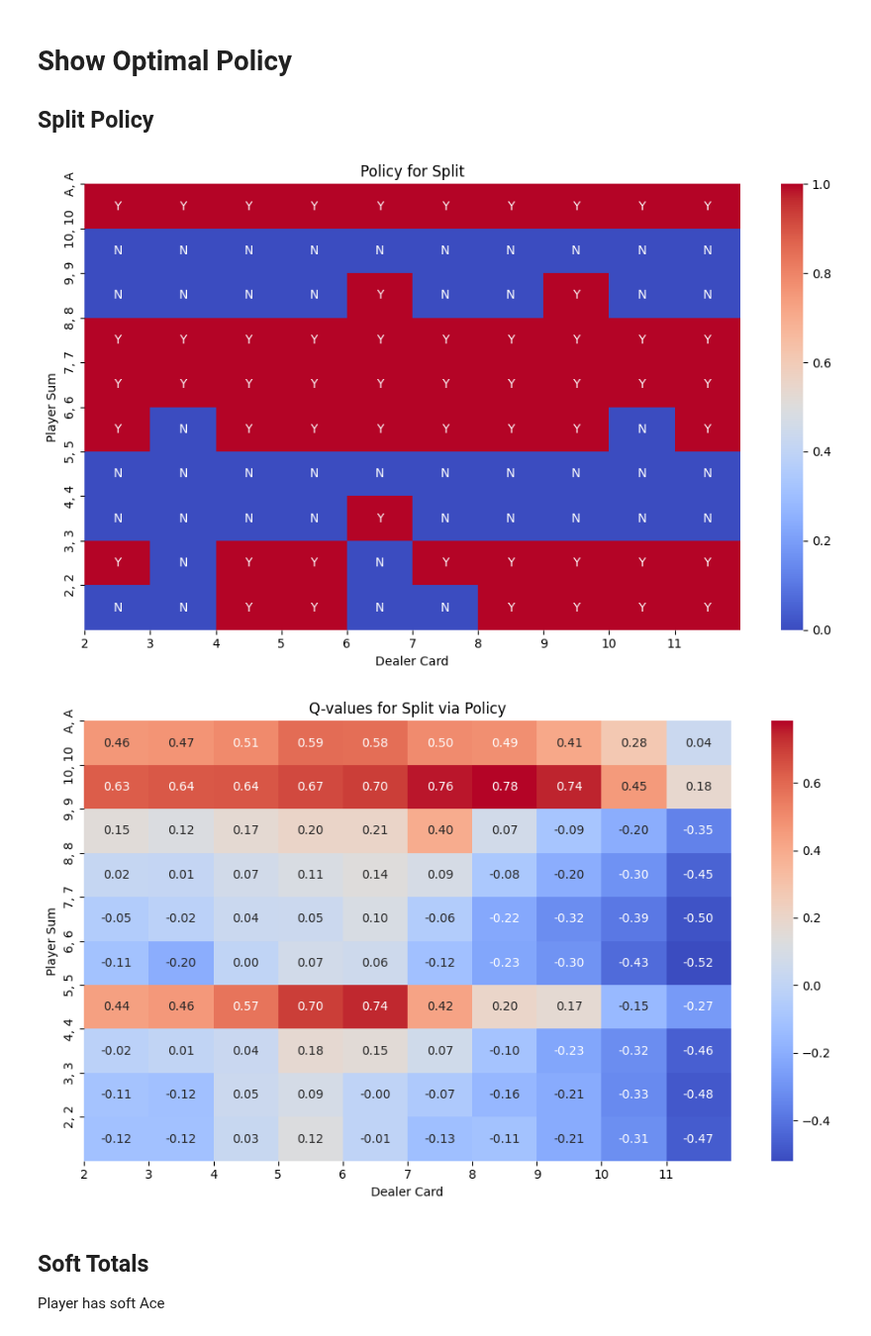
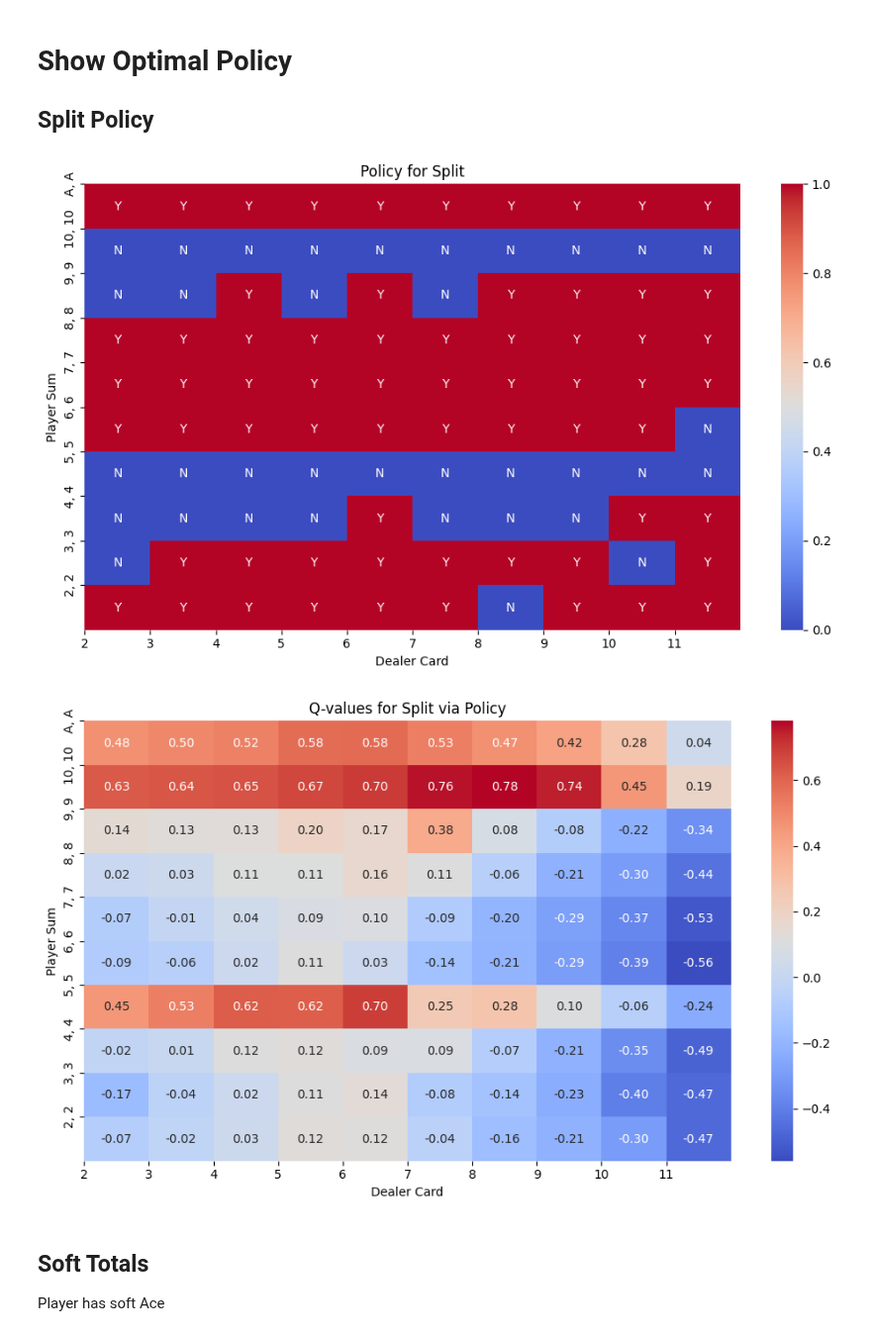
Before and after one commit to Horizon-42/black_jack, a Jupyter notebook: analysis.ipynb, the cells around one changed output. Shown at 99% size. Drawn from its saved outputs; the diff is of its cells as text; code cells hidden in the pictures.

```diff
--- a/analysis.ipynb
+++ b/analysis.ipynb
@@ -34,13 +34,13 @@ plot_soft_total_policy(basic_policy)
 ## Split Policy
 # %%
 from train_mc import load_agent
-policy, Q = load_agent("MCEp_StandHitDoubleSplit_Pretrained1")
+policy, Q = load_agent("MCEp_StandHitDoubleSplit_Pretrained2")
 
 # plot_split_policy(policy)
 plot_policy_and_Q(Q,policy, ChartName.Split, True)
 # %% [output]
-[figure, old version]
+[figure, new version]
-[figure, old version]
+[figure, new version]
 # %% [markdown]
 ## Soft Totals
 Player has soft Ace
```
Also changed, not shown: parts of 6 cells of this notebook.
